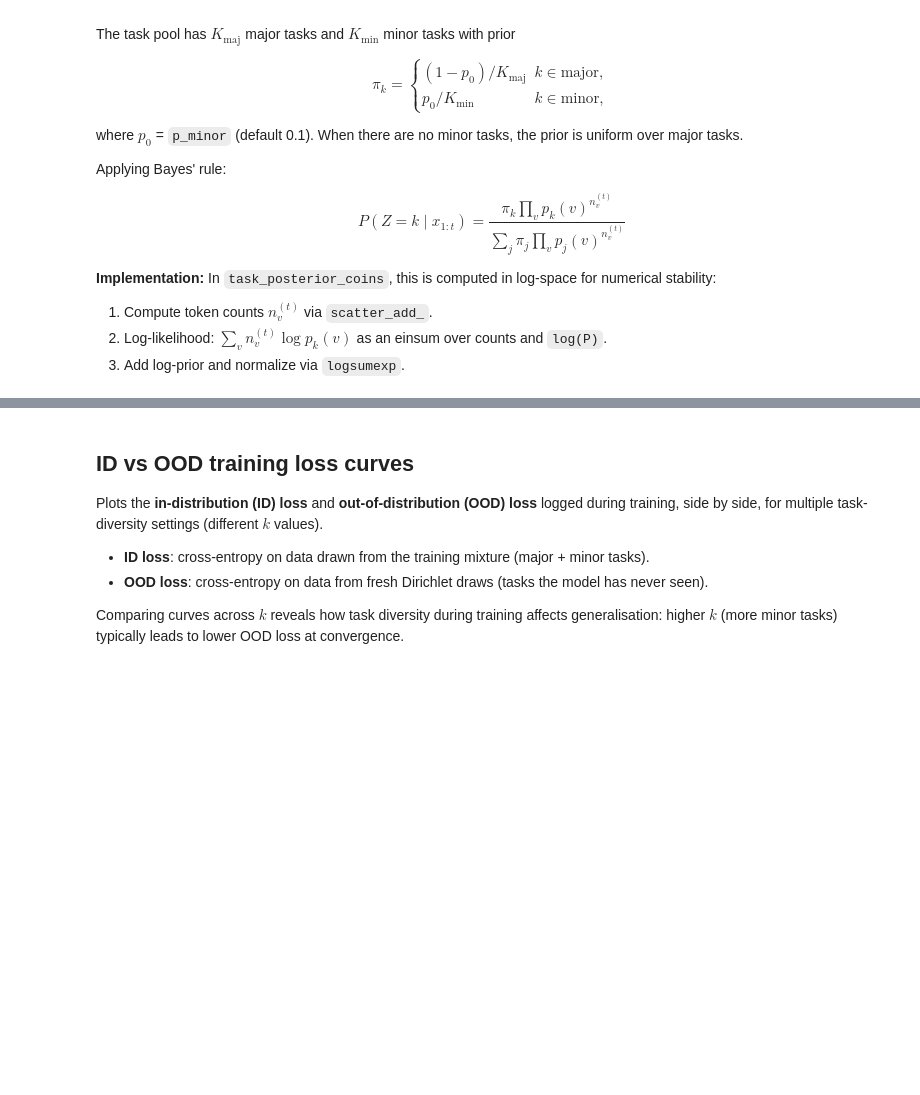
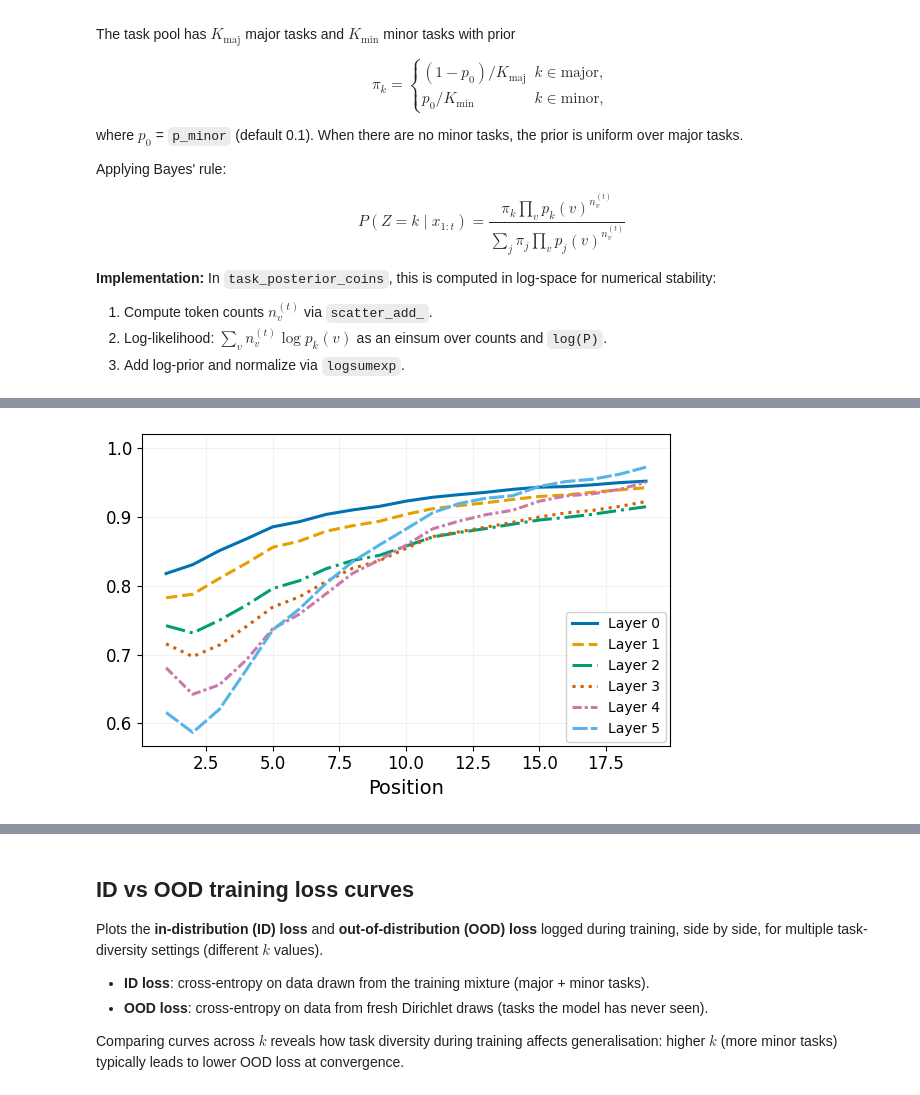
Before and after one commit to ezyhdxm/mini-ICL, a Jupyter notebook: notebooks/coins.ipynb, the cells around one changed output, grey strips where cells are left out. Cells and saved outputs as stored; diff of their text form; code cells hidden in the pictures; blank space fills up the shorter version.

```diff
--- a/notebooks/coins.ipynb
+++ b/notebooks/coins.ipynb
@@ -208,0 +144,16 @@ INFO:icl.coin.analysis.variance:Computed variance for 4 layers
+# %%
+from icl.coin.analysis import plot_probe_fit_r2_coin
+from icl.utils.unified_interface import get_exp_name
+
+exp_name = get_exp_name("coin", -1)
+results = plot_probe_fit_r2_coin(
+    exp_name,
+    layers=range(6),
+    batch_size=1024,
+    verbose=False,
+    log_x=False,
+    show_ylabel=False,
+    positions_of_interest=range(1, 20),
+    )
+# %% [output]
+[figure, added]
```
Also changed, not shown: parts of 15 cells of this notebook, 15 other files.
